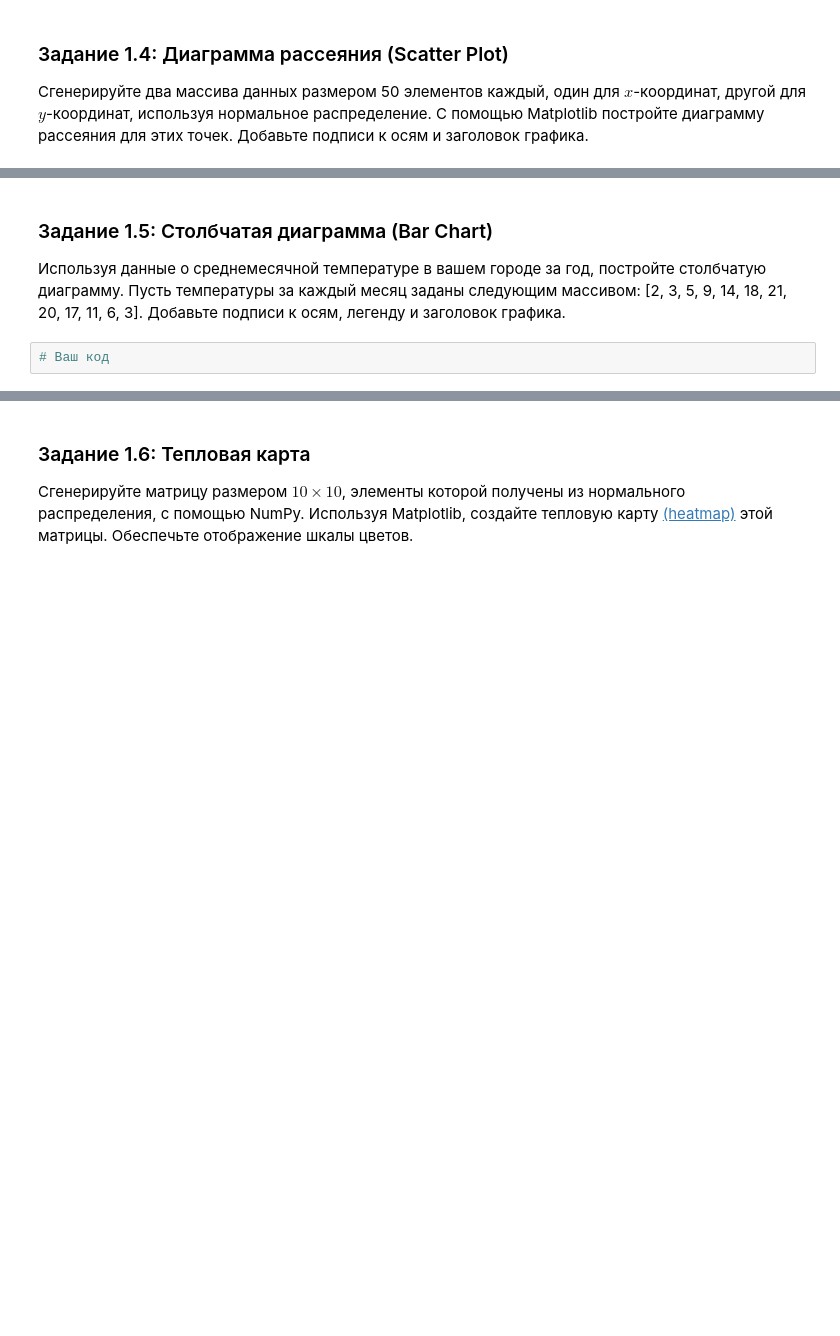
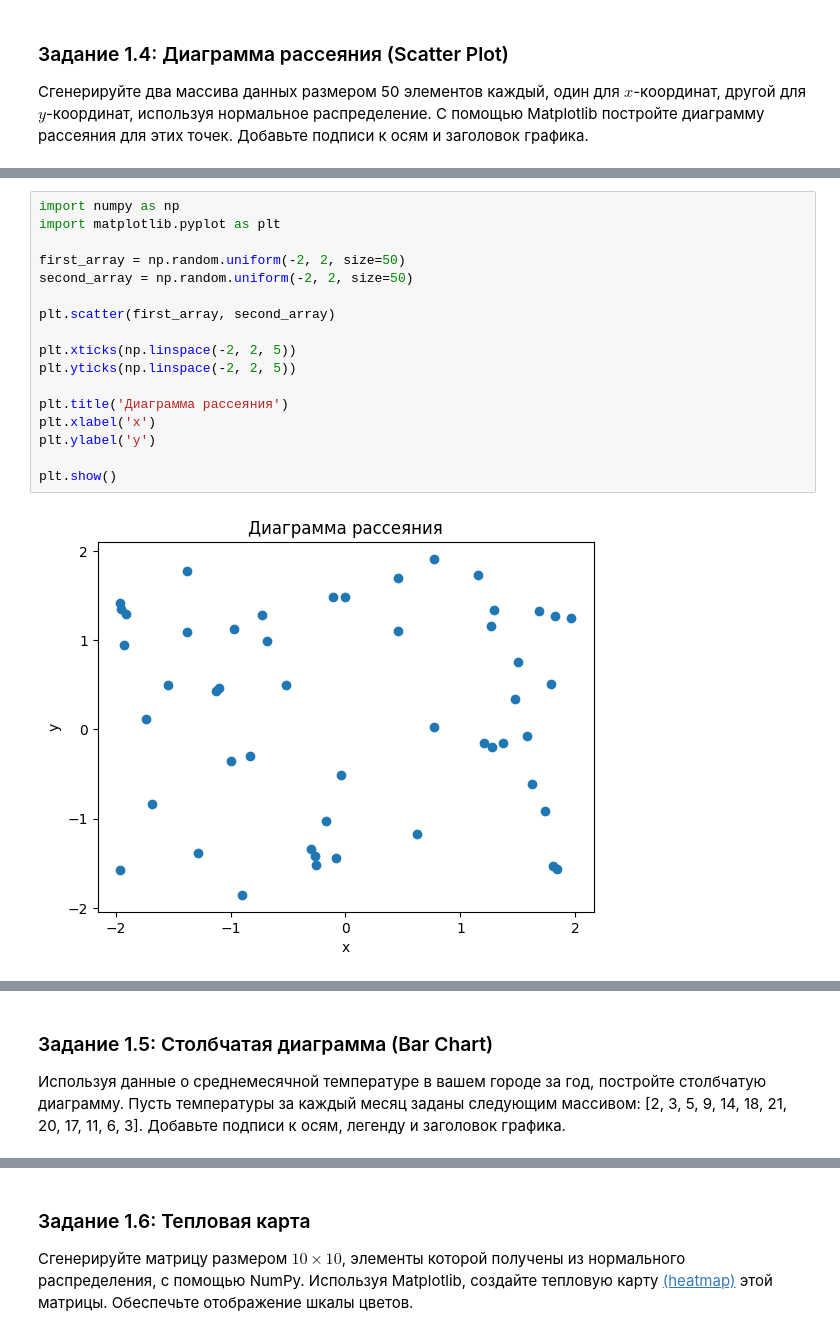
Before and after one commit to maxfraid/compmathsystem, a Jupyter notebook: Копия_блокнота_"Практическая_работа_№3_Matplotlib_Plotly_ipynb".ipynb, the cells around one changed output, grey strips where cells are left out. Cells and saved outputs as stored; diff of their text form; blank space fills up the shorter version.

```diff
--- a/Копия_блокнота_"Практическая_работа_№3_Matplotlib_Plotly_ipynb".ipynb
+++ b/Копия_блокнота_"Практическая_работа_№3_Matplotlib_Plotly_ipynb".ipynb
@@ -42,7 +93,24 @@
+# %%
+import numpy as np
+import matplotlib.pyplot as plt
+
+first_array = np.random.uniform(-2, 2, size=50)
+second_array = np.random.uniform(-2, 2, size=50)
+
+plt.scatter(first_array, second_array)
+
+plt.xticks(np.linspace(-2, 2, 5))
+plt.yticks(np.linspace(-2, 2, 5))
+
+plt.title('Диаграмма рассеяния')
+plt.xlabel('x')
+plt.ylabel('y')
+
+plt.show()
+# %% [output]
+[figure, added]
 # %% [markdown]
 ![image.png](embedded-picture-1)
 # %% [markdown]
 ### Задание 1.5: Столбчатая диаграмма (Bar Chart)
 Используя данные о среднемесячной температуре в вашем городе за год, постройте столбчатую диаграмму. Пусть температуры за каждый месяц заданы следующим массивом: [2, 3, 5, 9, 14, 18, 21, 20, 17, 11, 6, 3]. Добавьте подписи к осям, легенду и заголовок графика.
-# %%
-# Ваш код
```
Also changed, not shown: parts of 32 cells of this notebook.
